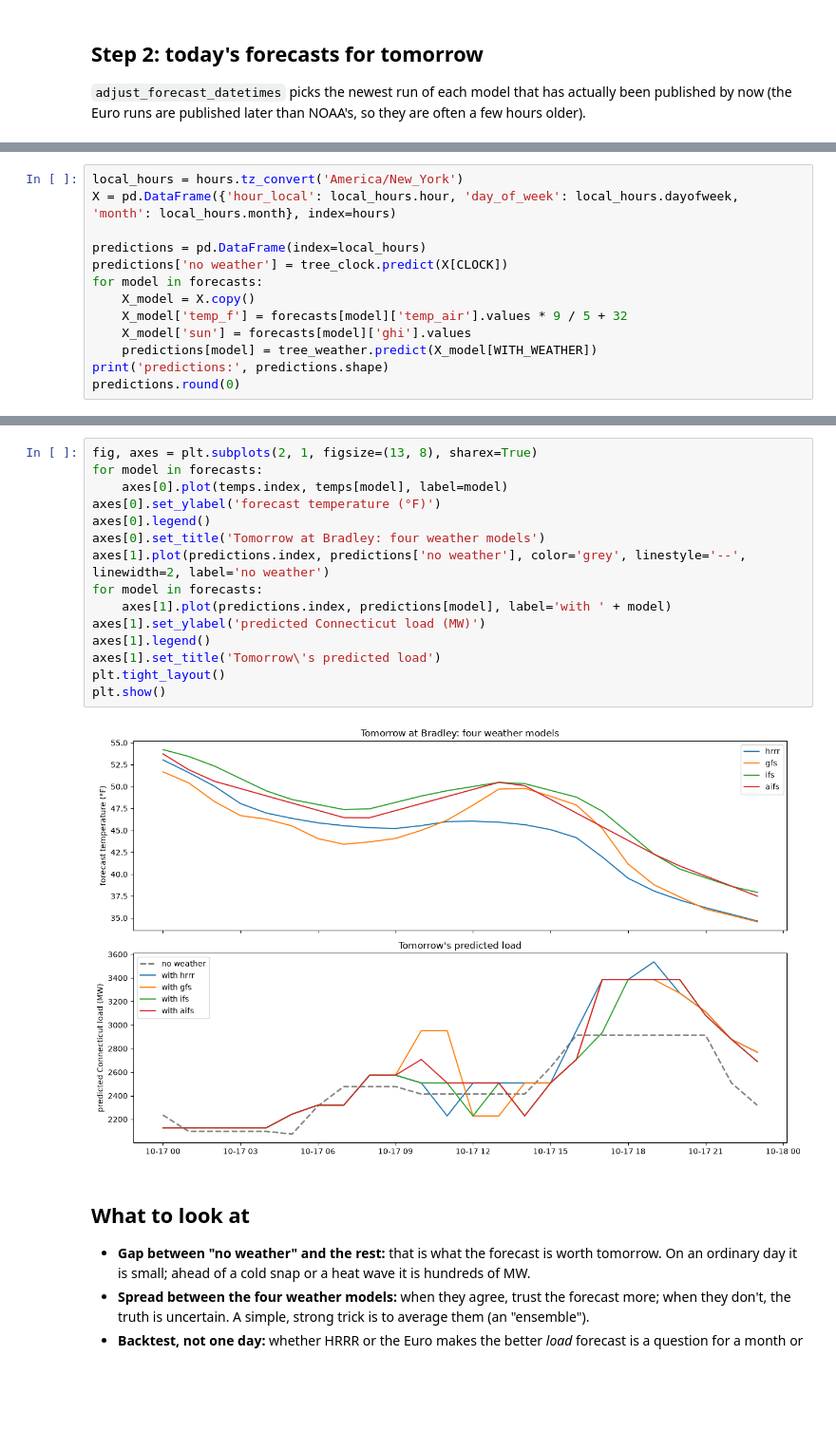
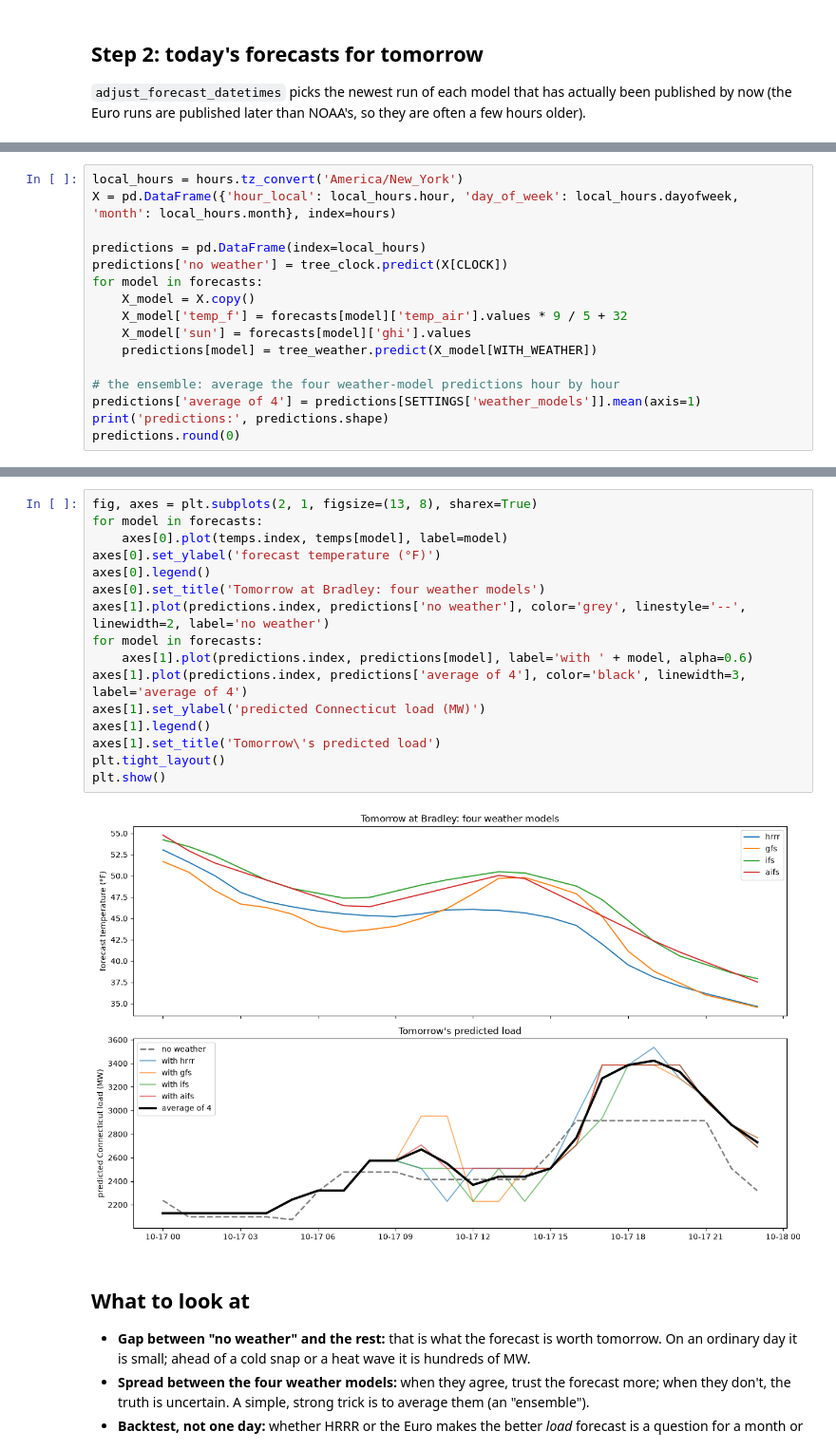
Before and after one commit to drdave-teaching/energy-forecasting, a Jupyter notebook: explorations/tomorrow_demand_demo.ipynb, the cells around one changed output, grey strips where cells are left out. Shown at 95% size. Cells and saved outputs as stored; diff of their text form; blank space fills up the shorter version.

Commit message:
Tomorrow demo: add the average of the four weather-model predictions (ensemble line)
Co-Authored-By: Claude Opus 5.5 <noreply@anthropic.com>

```diff
--- a/explorations/tomorrow_demand_demo.ipynb
+++ b/explorations/tomorrow_demand_demo.ipynb
@@ -168,6 +168,9 @@ for model in forecasts:
     X_model['temp_f'] = forecasts[model]['temp_air'].values * 9 / 5 + 32
     X_model['sun'] = forecasts[model]['ghi'].values
     predictions[model] = tree_weather.predict(X_model[WITH_WEATHER])
+
+# the ensemble: average the four weather-model predictions hour by hour
+predictions['average of 4'] = predictions[SETTINGS['weather_models']].mean(axis=1)
 print('predictions:', predictions.shape)
 predictions.round(0)
 # %% [output]
@@ -203,20 +207,21 @@ summary.round(0)
 # %%
 fig, axes = plt.subplots(2, 1, figsize=(13, 8), sharex=True)
 for model in forecasts:
     axes[0].plot(temps.index, temps[model], label=model)
 axes[0].set_ylabel('forecast temperature (°F)')
 axes[0].legend()
 axes[0].set_title('Tomorrow at Bradley: four weather models')
 axes[1].plot(predictions.index, predictions['no weather'], color='grey', linestyle='--', linewidth=2, label='no weather')
 for model in forecasts:
-    axes[1].plot(predictions.index, predictions[model], label='with ' + model)
+    axes[1].plot(predictions.index, predictions[model], label='with ' + model, alpha=0.6)
+axes[1].plot(predictions.index, predictions['average of 4'], color='black', linewidth=3, label='average of 4')
 axes[1].set_ylabel('predicted Connecticut load (MW)')
 axes[1].legend()
 axes[1].set_title('Tomorrow\'s predicted load')
 plt.tight_layout()
 plt.show()
 # %% [output]
-[figure, old version]
+[figure, new version]
 # %% [markdown]
 ## What to look at
 - **Gap between "no weather" and the rest:** that is what the forecast is worth tomorrow. On an ordinary day it is small; ahead of
```
Also changed, not shown: parts of 5 cells of this notebook.
